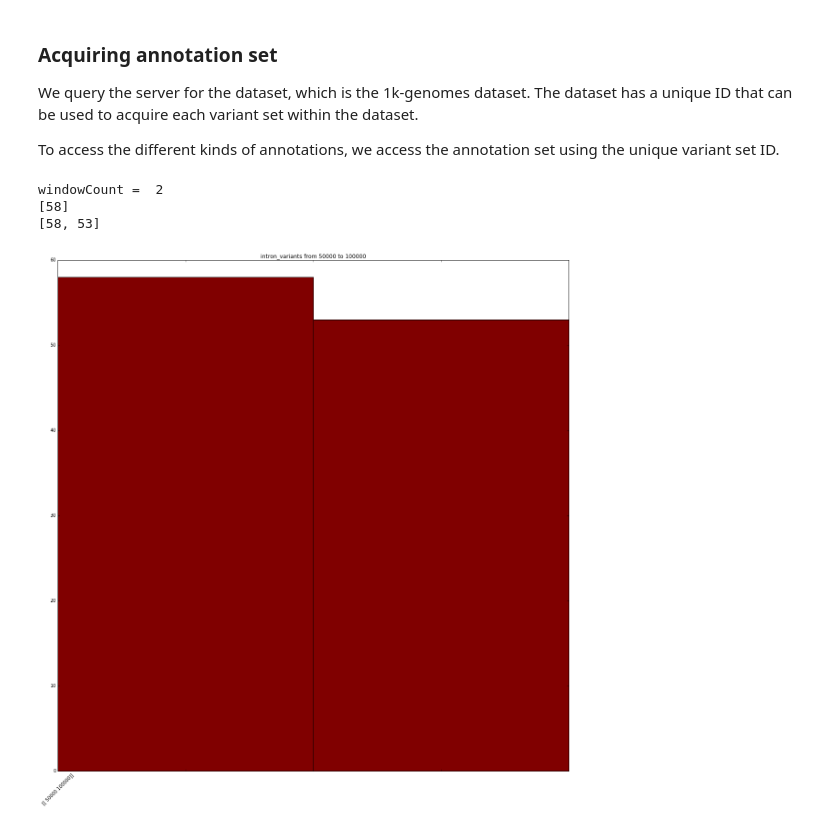
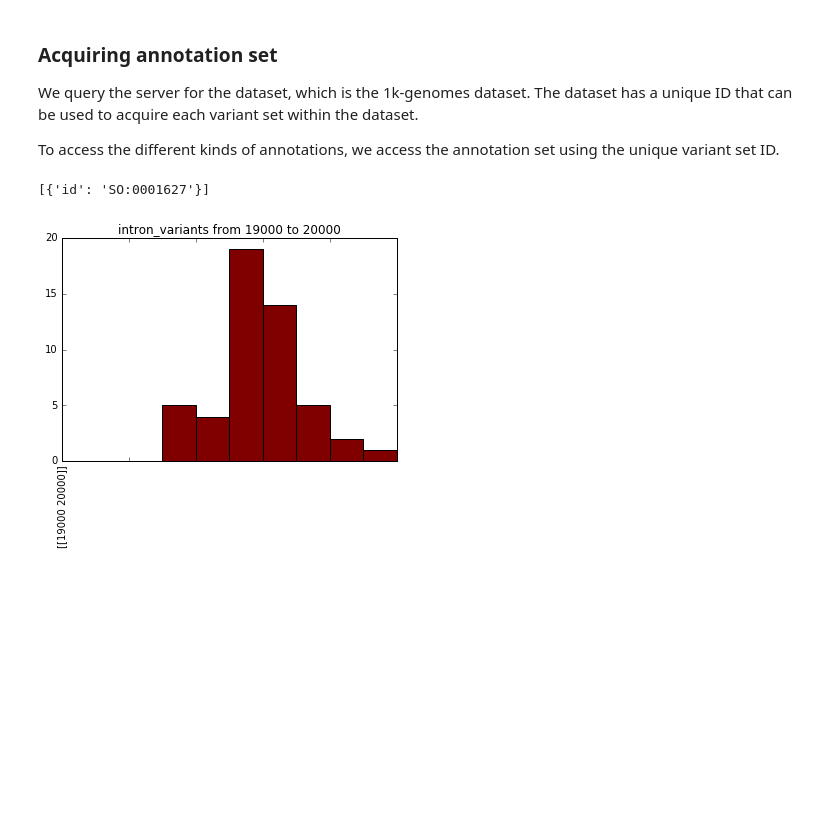
Before and after one commit to BD2KGenomics/bioapi-examples, a Jupyter notebook: python_notebooks/regionSearch.ipynb, the cells around one changed output. Cells and saved outputs as stored; diff of their text form; code cells hidden in the pictures; blank space fills up the shorter version.

Commit message:
multi transcript effect select rough draft

```diff
--- a/python_notebooks/regionSearch.ipynb
+++ b/python_notebooks/regionSearch.ipynb
@@ -124,18 +136,22 @@ def plotWindowHistogram(xAxisTicks, yAxisValues, windowVals, startPos, endPos):
 # %%
 searchOntologyDict = {'transcript_ablation' : 'SO:0001893', 'splice_acceptor_variant' : 'SO:0001574', 'splice_donor_variant' : 'SO:0001575', 'stop_gained' : 'SO:0001587', 'frameshift_variant' : 'SO:0001589', 'stop_lost' : 'SO:0001578', 'start_lost' : 'SO:0002012', 'transcript_amplification' : 'SO:0001889', 'inframe_insertion' : 'SO:0001821', 'inframe_deletion' : 'SO:0001822', 'missense_variant' : 'SO:0001583', 'protein_altering_variant' : 'SO:0001818', 'splice_region_variant' : 'SO:0001630', 'incomplete_terminal_codon_variant' : 'SO:0001626', 'stop_retained_variant' : 'SO:0001567', 'synonymous_variant' : 'SO:0001819', 'coding_sequence_variant' : 'SO:0001580', 'mature_miRNA_variant' : 'SO:0001620', '5_prime_UTR_variant' : 'SO:0001623', '3_prime_UTR_variant' : 'SO:0001624', 'non_coding_transcript_exon_variant' : 'SO:0001792', 'intron_variant' : 'SO:0001627', 'NMD_transcript_variant' : 'SO:0001621', 'non_coding_transcript_variant' : 'SO:0001619', 'upstream_gene_variant' : 'SO:0001631', 'downstream_gene_variant' : 'SO:0001632', 'TFBS_ablation' : 'SO:0001892', 'TFBS_amplification' : 'SO:0001892', 'TF_binding_site_variant' : 'SO:0001782', 'regulatory_region_ablation' : 'SO:0001894', 'regulatory_region_amplification' : 'SO:0001891', 'feature_elongation' : 'SO:0001907', 'regulatory_region_variant' : 'SO:0001566', 'feature_truncation' : 'SO:0001906', 'intergenic_variant' : 'SO:0001628'}
 shortDict = {'intron_variant' : 'SO:0001627', 'feature_truncation' : 'SO:0001906' , 'non_coding_transcript_exon_variant' : 'SO:0001792' , 'non_coding_transcript_variant' : 'SO:0001619', 'transcript_ablation' : 'SO:0001893'}
 chromList = ('1','2','3','4','5','6','7','8','9','10','11','12','13','14','15','16','17','18')
 
-elements = interact(runSearch,
-           startPos="0",
-           endPos="100000",
-           chromosome=chromList,
-           searchTerm=shortDict,
-           window="50000",
-           #__manual="True"
-            );
+
+multiSelect = widgets.SelectMultiple(
+    description="Transcript Effects",
+    options=shortDict
+)
+
+interact(runSearch,
+         startPos="10000",
+         endPos="20000",
+         chromosome=chromList,
+         searchTerms=multiSelect,
+         buckets="10",
+         __manual="True"
+         )
 # %% [output]
-windowCount =  2
-[58]
-[58, 53]
+[{'id': 'SO:0001627'}]
-[figure, old version]
+[figure, new version]
```
Also changed, not shown: parts of 4 cells of this notebook.
